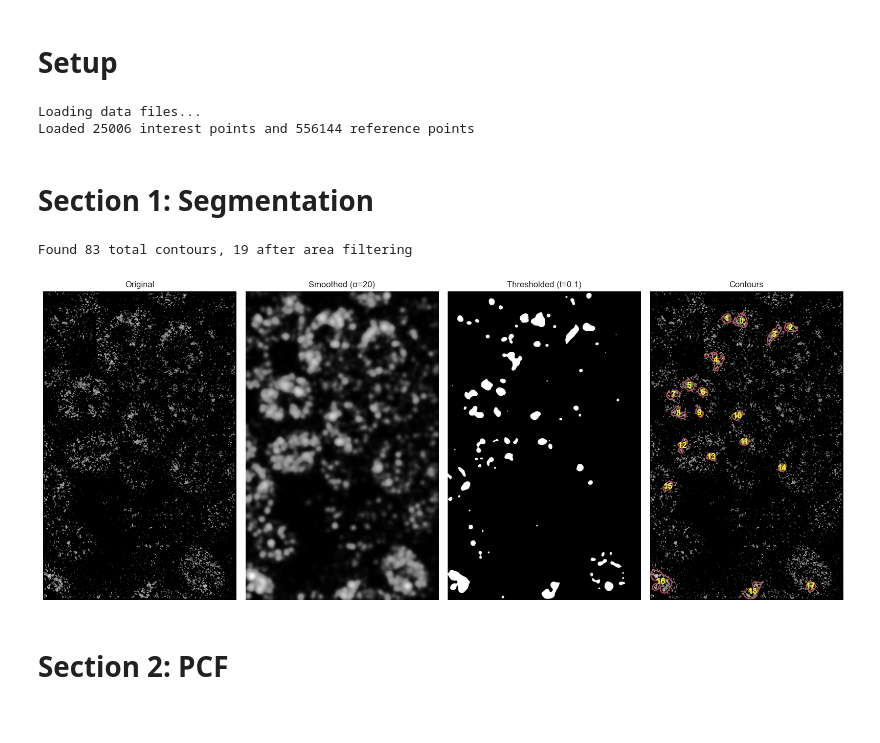
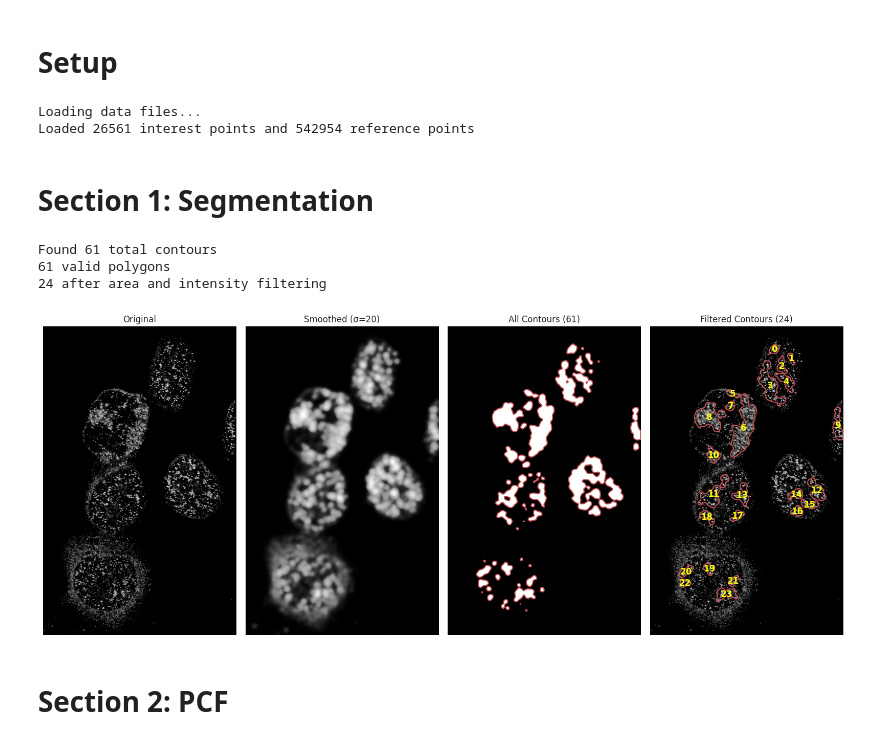
Before and after one commit to Guoming-Gao/GG-general-GuttmanLab, a Jupyter notebook: PCF_simplified_AllBlobsinFOV_automate.ipynb, the cells around one changed output. Saved outputs shown, nothing was run; the diff lists cells and outputs as text; code cells hidden in the pictures.

Commit message:
ensure peak not valley detection

```diff
--- a/PCF_simplified_AllBlobsinFOV_automate.ipynb
+++ b/PCF_simplified_AllBlobsinFOV_automate.ipynb
@@ -42,8 +42,8 @@ folder = "/Volumes/guttman/Guoming_Gao-Resnick/Data_BIF/DEFAULT_USER/20250424_ON
 os.chdir(folder)
 
 # Data files (localization coordinates)
-ch1_file = "dSTORM1_TX_nodiff_Malat_AF647_AF488-1-cropped-left-driftcorrected10k.csv"
-ch2_file = "dSTORM1_TX_nodiff_Malat_AF647_AF488-1-cropped-right-driftcorrected10k.csv"
+ch1_file = "dSTORM1_TX_nodiff_Malat_AF647_AF488-3-cropped-left-driftcorrected.csv"
+ch2_file = "dSTORM1_TX_nodiff_Malat_AF647_AF488-3-cropped-right-driftcorrected.csv"
 
 # === LOAD DATA ONCE (MEMORY EFFICIENT) ===
 # Load both data files once and reuse for all blobs
@@ -80,7 +80,7 @@ print(f"Loaded {len(df_interest)} interest points and {len(df_ref)} reference po
 # print(f"Using {n_processes} processes for {len(blob_roi_files)} blobs")
 # %% [output]
 Loading data files...
-Loaded 25006 interest points and 556144 reference points
+Loaded 26561 interest points and 542954 reference points
 # %% [markdown]
 # Section 1: Segmentation
 # %%
@@ -91,22 +91,25 @@ from tifffile import imread
 from skimage.measure import find_contours
 from shapely.geometry import Polygon
 from matplotlib.patches import Polygon as MplPolygon
+from skimage.draw import polygon
 
 # =============================================================================
 # PARAMETERS TO TUNE
 # =============================================================================
-fname_STORM = "dSTORM1_TX_nodiff_Malat_AF647_AF488-1-cropped-composite-driftcorrected10k.tif"
+fname_STORM = (
+    "dSTORM1_TX_nodiff_Malat_AF647_AF488-3-cropped-composite-driftcorrected.tif"
+)
 
 # Gaussian smoothing parameters
 sigma = 20
 mode = "reflect"
 
 # Thresholding parameters
-threshold = 0.1  # Adjust this value (0.0 to 1.0 for normalized data)
+threshold = 0.11  # Adjust this value (0.0 to 1.0 for normalized data)
 
 # Area filtering parameters
 area_threshold_min = 5e3
-area_threshold_max = 5e4
+area_threshold_max = 1e5
 # =============================================================================
 
 # Load and process your image
@@ -123,27 +126,38 @@ img_normalized = (img_smoothed - img_smoothed.min()) / (
 )
 img_thresholded = img_normalized > threshold
 
-# Extract contours using shapely
+# Extract contours
 contours = find_contours(img_thresholded, 0.5)
 
-# Convert contours to shapely polygons and filter by area
+# Convert contours to shapely polygons and filter by area AND average intensity
+all_polygons = []
 filtered_polygons = []
+
 for contour in contours:
-    # Convert contour to polygon (note: contour is in row,col format)
     if len(contour) >= 3:  # Need at least 3 points for a polygon
         try:
-            polygon = Polygon(contour[:, [1, 0]])  # Switch to x,y format
-            if polygon.is_valid and (
-                (polygon.area < area_threshold_max)
-                & (polygon.area > area_threshold_min)
-            ):
-                filtered_polygons.append(polygon)
-        except:
-            continue  # Skip invalid polygons
+            polygon_shapely = Polygon(
+                contour[:, [1, 0]]
+            )  # Switch to x,y format for shapely
+            if polygon_shapely.is_valid:
+                all_polygons.append(polygon_shapely)
 
-print(
-    f"Found {len(contours)} total contours, {len(filtered_polygons)} after area filtering"
-)
+                # Check if area is within bounds
+                if area_threshold_min < polygon_shapely.area < area_threshold_max:
+                    # Calculate average intensity within this contour using original (row, col) coordinates
+                    rr, cc = polygon(contour[:, 0], contour[:, 1], img_normalized.shape)
+                    if len(rr) > 0:  # Make sure we have interior pixels
+                        avg_intensity = np.mean(img_normalized[rr, cc])
+
+                        # Only keep if average intensity > threshold (filters out valleys)
+                        if avg_intensity > threshold:
+                            filtered_polygons.append(polygon_shapely)
+        except Exception as e:
+            continue
+
+print(f"Found {len(contours)} total contours")
+print(f"{len(all_polygons)} valid polygons")
+print(f"{len(filtered_polygons)} after area and intensity filtering")
 
 # Display all images with contours
 fig, axes = plt.subplots(1, 4, figsize=(16, 7))
@@ -156,42 +170,49 @@ axes[1].imshow(img_smoothed, norm="symlog", cmap="gray")
 axes[1].set_title(f"Smoothed (σ={sigma})")
 axes[1].axis("off")
 
 axes[2].imshow(img_thresholded, cmap="gray")
-axes[2].set_title(f"Thresholded (t={threshold})")
+axes[2].set_title(f"All Contours ({len(all_polygons)})")
+# Show all contours on the thresholded image
+for polygon_shapely in all_polygons:
+    x, y = polygon_shapely.exterior.xy
+    axes[2].plot(x, y, "r-", linewidth=1.5)
 axes[2].axis("off")
 
 # Show original with filtered contours overlaid and indexed
 axes[3].imshow(img_STORM_ave, norm="symlog", cmap="gray")
-axes[3].set_title(f"Contours")
-for idx, polygon in enumerate(filtered_polygons):
+axes[3].set_title(f"Filtered Contours ({len(filtered_polygons)})")
+for idx, polygon_shapely in enumerate(filtered_polygons):
     # Draw contour
-    x, y = polygon.exterior.xy
+    x, y = polygon_shapely.exterior.xy
     axes[3].plot(x, y, "r-", linewidth=1.5)
 
     # Add index label at polygon centroid
-    centroid = polygon.centroid
+    centroid = polygon_shapely.centroid
     axes[3].text(
         centroid.x,
         centroid.y,
         str(idx),
         color="yellow",
         fontsize=12,
         fontweight="bold",
         ha="center",
         va="center",
     )
 axes[3].axis("off")
 
 plt.tight_layout()
 plt.savefig(
-    ch1_file.split("-cropped")[0] + "-segmented_blobs.png",
+    fname_STORM.split("-cropped")[0] + "-segmented_blobs.png",
     format="png",
     dpi=300,
-    bbox_inches=0,
+    bbox_inches="tight",
 )
+plt.show()
 # %% [output]
-Found 83 total contours, 19 after area filtering
+Found 61 total contours
+61 valid polygons
+24 after area and intensity filtering
-[figure, old version]
+[figure, new version]
 # %%
 n_processes = min(len(filtered_polygons), mp.cpu_count() - 1)
 # %% [markdown]
```
Also changed, not shown: parts of 4 cells of this notebook.
